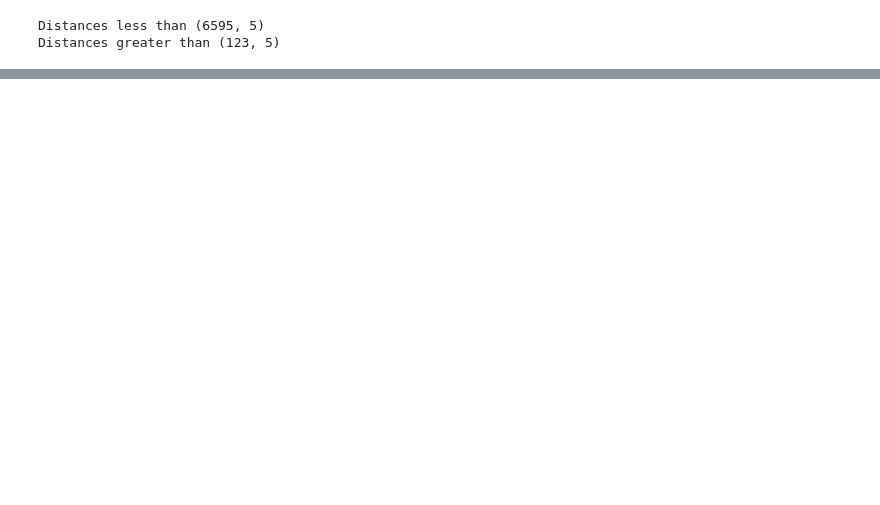
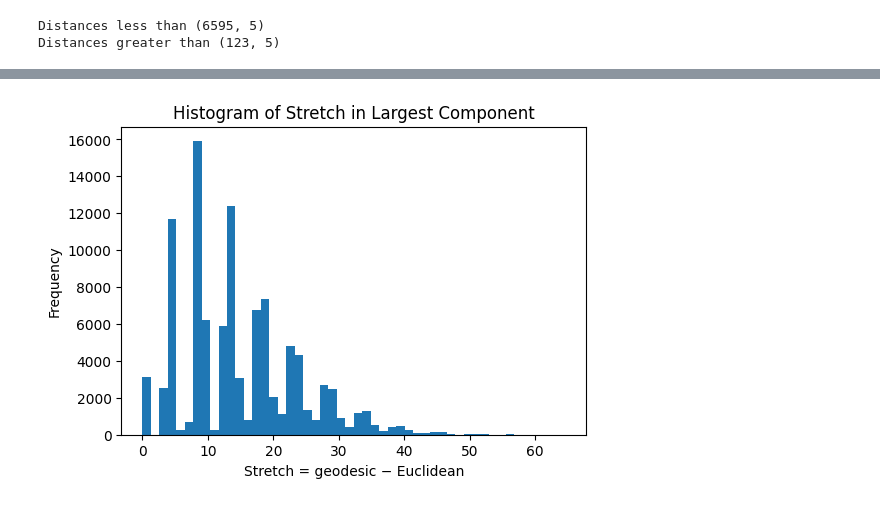
Before and after one commit to Antel0pe/SpaceOfMNIST-Digits, a Jupyter notebook: MaximizeGeodesicVSEuclideanDistance.ipynb, the cells around one changed output, grey strips where cells are left out. Saved outputs shown, nothing was run; the diff lists cells and outputs as text; code cells hidden in the pictures; blank space fills up the shorter version.

Commit message:
finding landmark vectors and exploring unfolding strategies

```diff
--- a/MaximizeGeodesicVSEuclideanDistance.ipynb
+++ b/MaximizeGeodesicVSEuclideanDistance.ipynb
@@ -185,7 +185,7 @@ for k, centers in results.items():
     for v in centers:
         # get exactly the k-hop neighbors of v (exclude v itself)
         # get k-1 hop neighbors because all those within that range are within distance threshold, neighbors of kth degree are not guaranteed within threshold
-        neighs = set(g_largest.neighborhood(v, order=k-1, mindist=1))
+        neighs = set(g_largest.neighborhood(v, order=k-2))
         neighs.discard(v)
         if not neighs:
             continue
@@ -404,0 +725,30 @@ Distances greater than (123, 5)
+# %%
+import numpy as np
+import matplotlib.pyplot as plt
+
+# 1) Extract the largest connected component of g_radius
+clust  = g_radius.clusters()
+giant  = clust.giant()
+
+# 2) Compute geodesic distance matrix on that subgraph
+D_geo = np.array(giant.shortest_paths(weights='weight'))
+
+# 3) Pull out the original MNIST vectors and compute Euclidean distances
+orig_idxs = giant.vs['orig_idx']
+V = vectors_np[orig_idxs]  # shape (m, 784)
+D_euc = np.linalg.norm(V[:, None, :] - V[None, :, :], axis=2)
+
+# 4) Flatten upper-triangle into a 1D “stretch” array
+m = giant.vcount()
+iu, ju = np.triu_indices(m, k=1)
+stretch = D_geo[iu, ju] - D_euc[iu, ju]
+
+# 5) Plot histogram
+plt.figure(figsize=(6,4))
+plt.hist(stretch, bins=50)
+plt.xlabel('Stretch = geodesic − Euclidean')
+plt.ylabel('Frequency')
+plt.title('Histogram of Stretch in Largest Component')
+plt.show()
+# %% [output]
+[figure, added]
```
Also changed, not shown: parts of 15 cells of this notebook.
